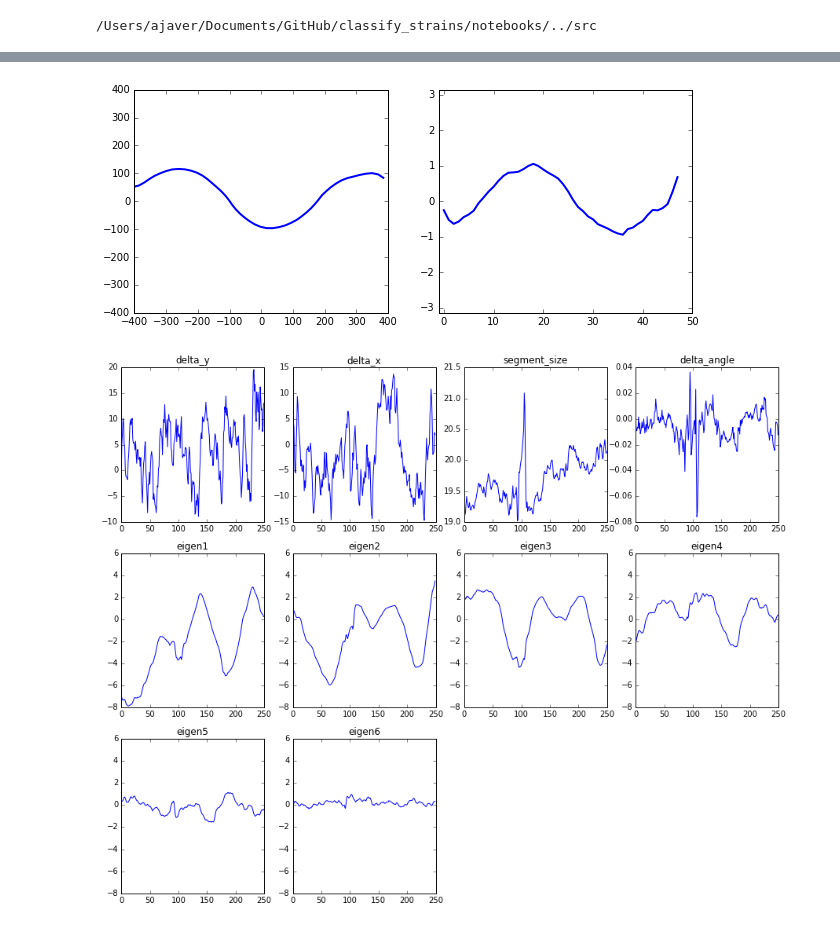
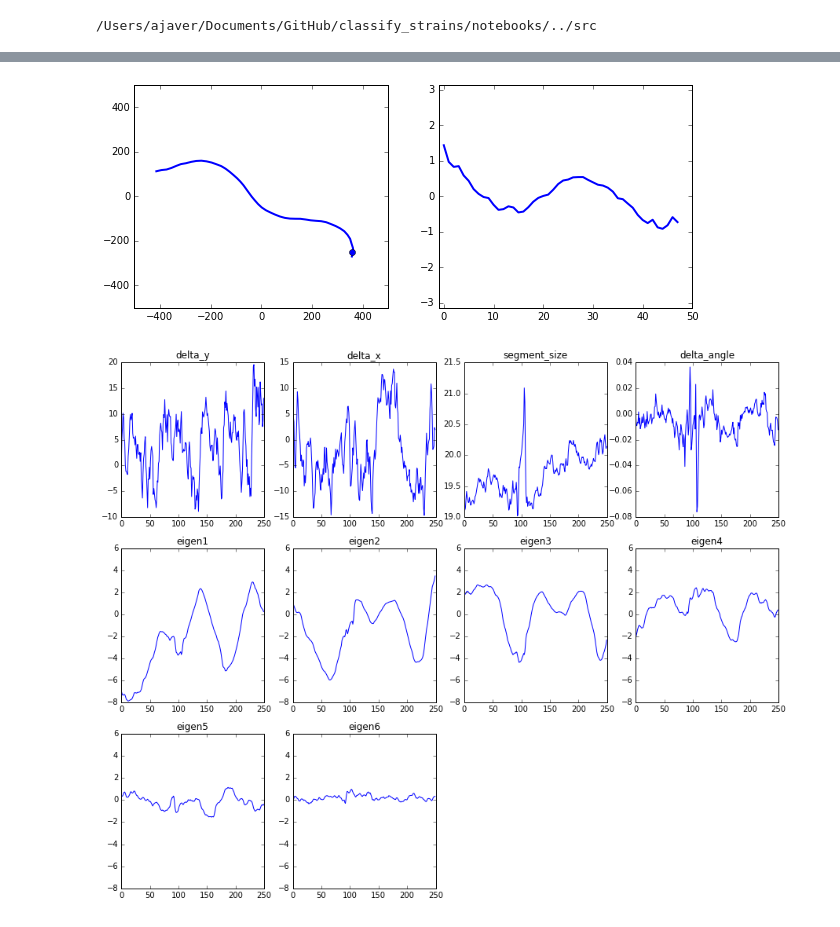
Before and after one commit to ver228/classify_strains, a Jupyter notebook: notebooks/Different flows.ipynb, the cells around one changed output, grey strips where cells are left out. Saved outputs shown, nothing was run; the diff lists cells and outputs as text; code cells hidden in the pictures.

```diff
--- a/notebooks/Different flows.ipynb
+++ b/notebooks/Different flows.ipynb
@@ -29,7 +29,7 @@ for tt in ['angles', 'eigenworms', 'eigenworms_full', 'xy']:
                   sample_size_seconds = 10,
                   sample_frequency_s=1/25.
                   )
-    dat[tt] = gen._prepare_chunks(10)[0][0]
+    dat[tt] = gen._prepare_chunks(25)[0][0]
 # %%
 from matplotlib import animation
 from IPython.display import HTML
@@ -42,41 +42,43 @@ def display_animation(anim):
 
 fig = plt.figure(figsize=(10,4))
 ax = plt.subplot(1,2,1)
-ax.set_xlim((-400, 400))
-ax.set_ylim((-400, 400))
+ax.set_xlim((-500, 500))
+ax.set_ylim((-500, 500))
 skel, = ax.plot([], [], lw=2)
+head, = ax.plot([], [], 'ob')
 
 ax = plt.subplot(1,2,2)
 ang, = ax.plot([], [], lw=2)
 ax.set_xlim((-1, 50))
 ax.set_ylim((-np.pi, np.pi))
 
 # initialization function: plot the background of each frame
 def init():
     skel.set_data([], [])
     return skel,
 
 def animate(i):
     skels = dat['xy'][i]
     skel_x = skels[..., 0]
     skel_y = skels[..., 1]
     skel.set_data(skel_x, skel_y)
-
+    head.set_data(skel_x[0], skel_y[1])
     xx = np.arange(48)
     angles = np.squeeze(dat['angles'])
     ang.set_data(xx, angles[i])
 
     return skel,
 
 # call the animator.  blit=True means only re-draw the parts that have changed.
 anim = animation.FuncAnimation(fig, animate, init_func=init,
                                frames=250, interval=40, blit=True)
-
+writer = animation.writers['ffmpeg'](fps = 25)
+anim.save('demo.mp4',writer=writer,dpi=100)
 # call our new function to display the animation
 HTML(anim.to_html5_video())
 # %% [output]
 [interactive output not drawn]
-[figure, old version]
+[figure, new version]
 # %%
 data_order = ['delta_y', 'delta_x', 'segment_size', 'delta_angle',
               'eigen1', 'eigen2', 'eigen3', 'eigen4', 'eigen5', 'eigen6']
```
Also changed, not shown: 3 other files.
